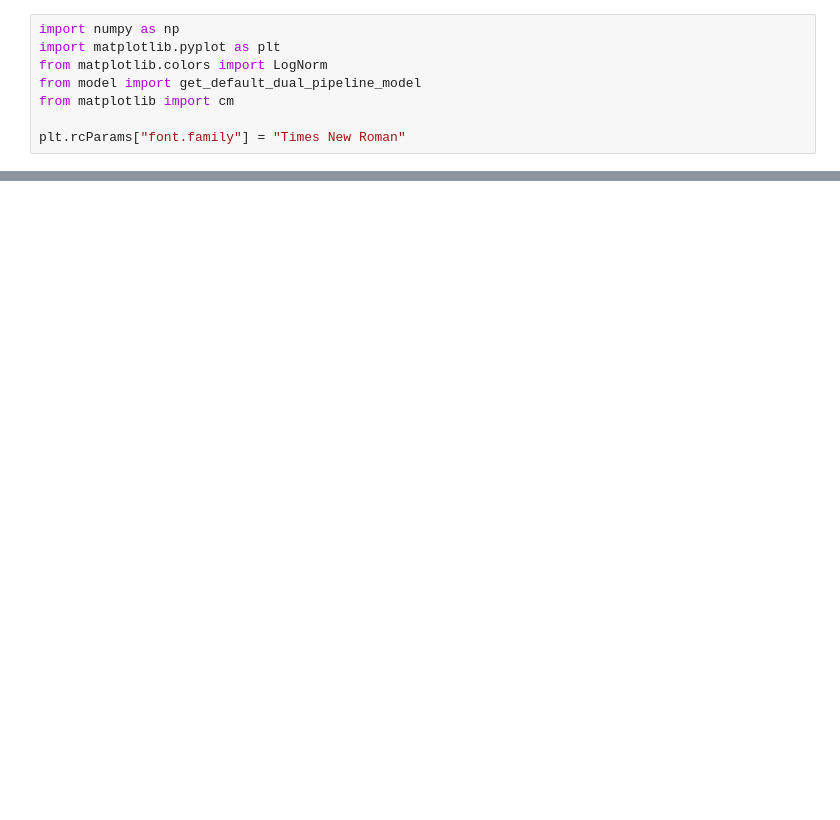
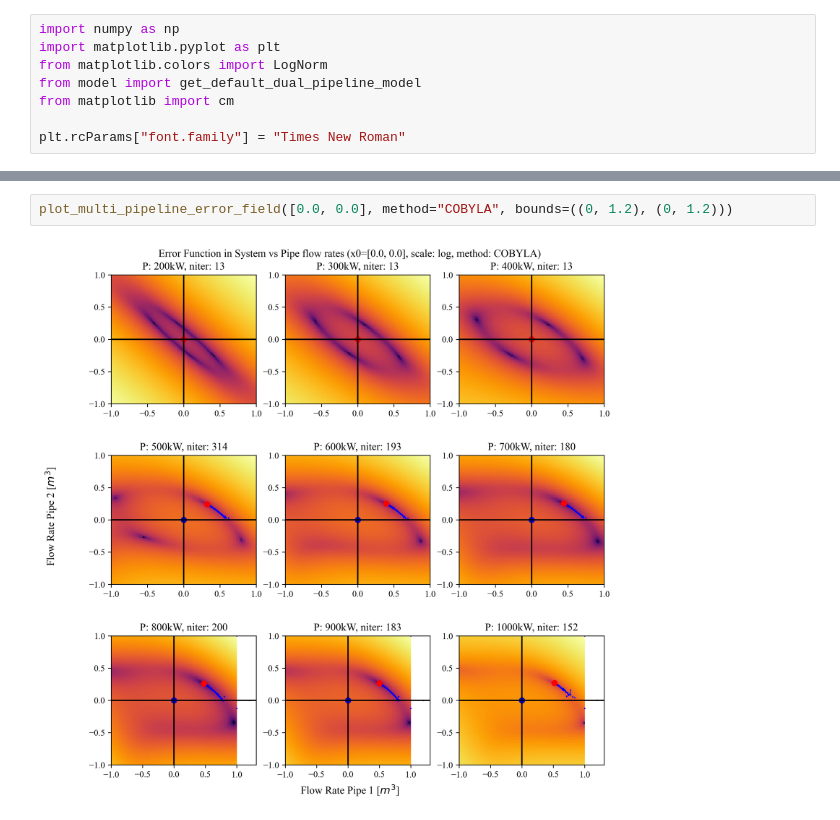
Before and after one commit to nwalser/systems-engineering-numerik, a Jupyter notebook: project/3_error_fields.ipynb, the cells around one changed output, grey strips where cells are left out. Saved outputs shown, nothing was run; the diff lists cells and outputs as text; blank space fills up the shorter version.

```diff
--- a/project/3_error_fields.ipynb
+++ b/project/3_error_fields.ipynb
@@ -64,0 +73,4 @@ plot_multi_pipeline_error_field([0.0, 0.0])
+# %%
+plot_multi_pipeline_error_field([0.0, 0.0], method="COBYLA", bounds=((0, 1.2), (0, 1.2)))
+# %% [output]
+[figure, added]
```
Also changed, not shown: parts of 4 cells of this notebook, 6 other files.
